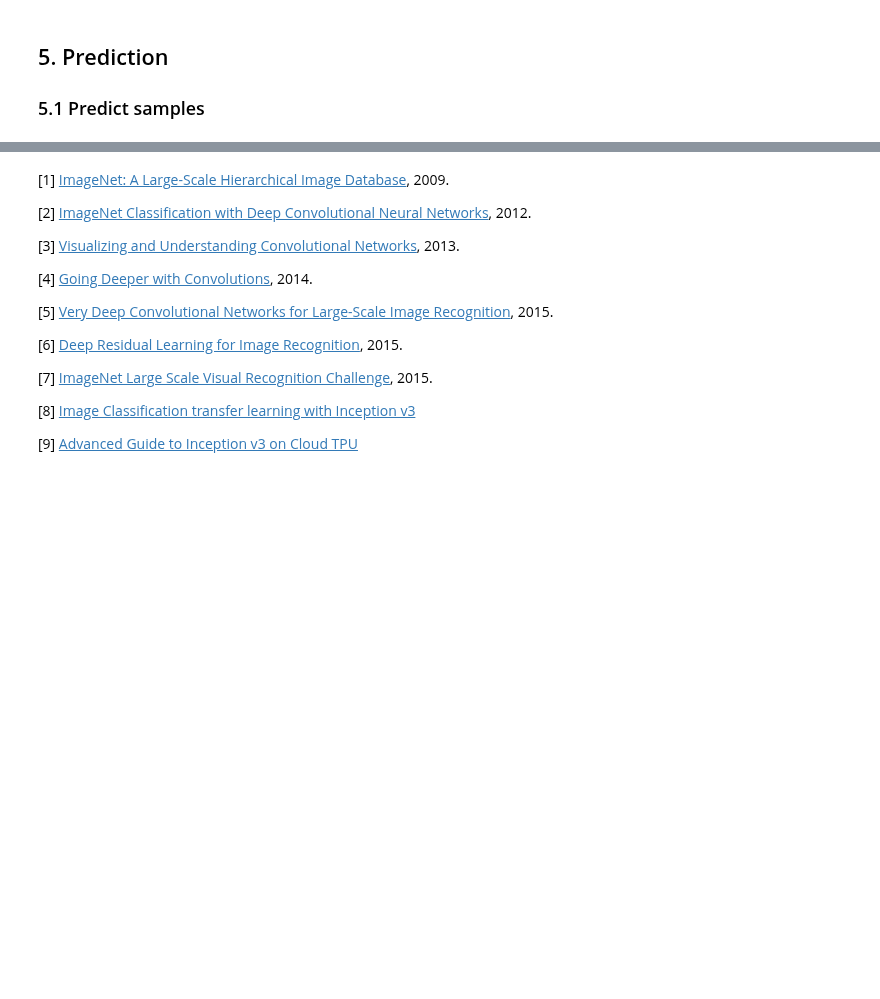
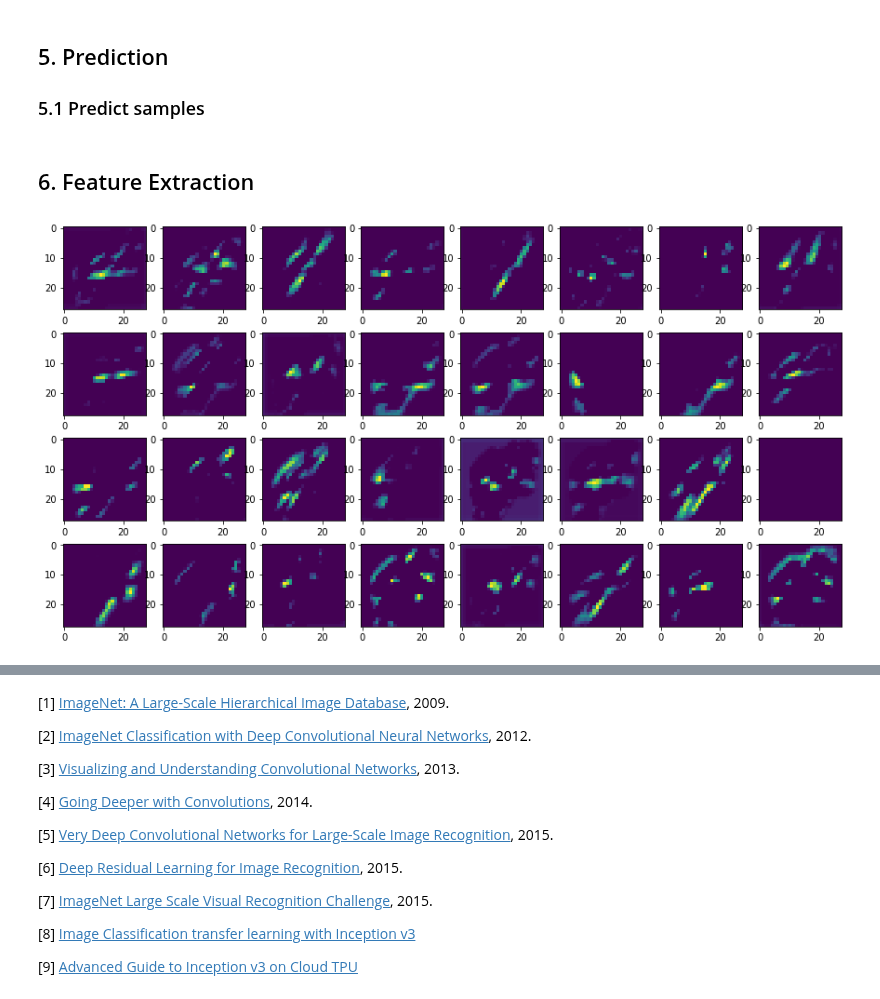
Before and after one commit to jgdelrio/tutorials, a Jupyter notebook: ComputerVision/03_Computer_Vision_Image_Classification.ipynb, the cells around one changed output, grey strips where cells are left out. Drawn from its saved outputs; the diff is of its cells as text; code cells hidden in the pictures; blank space fills up the shorter version.

```diff
--- a/ComputerVision/03_Computer_Vision_Image_Classification.ipynb
+++ b/ComputerVision/03_Computer_Vision_Image_Classification.ipynb
@@ -572,3 +613,13 @@ results = pd.Series(results, name="Label")
 submission = pd.concat([pd.Series(range(1,28001),name="ImageId"), results], axis=1)
 
 # submission.to_csv("cnn_mnist_datagen.csv", index=False)
+# %% [markdown]
+## 6. Feature Extraction
+# %%
+output_layers = [layer.output for layer in model.layers if not layer.name.startswith('input')]
+feature_model = Model(inputs=model.input, outputs=output_layers)
+features = feature_model.predict(X_val[100].reshape(1, 28, 28, 1))
+
+display_features(features, 1, 8)
+# %% [output]
+[figure, added]
```
Also changed, not shown: parts of 9 cells of this notebook, 31 other files.
